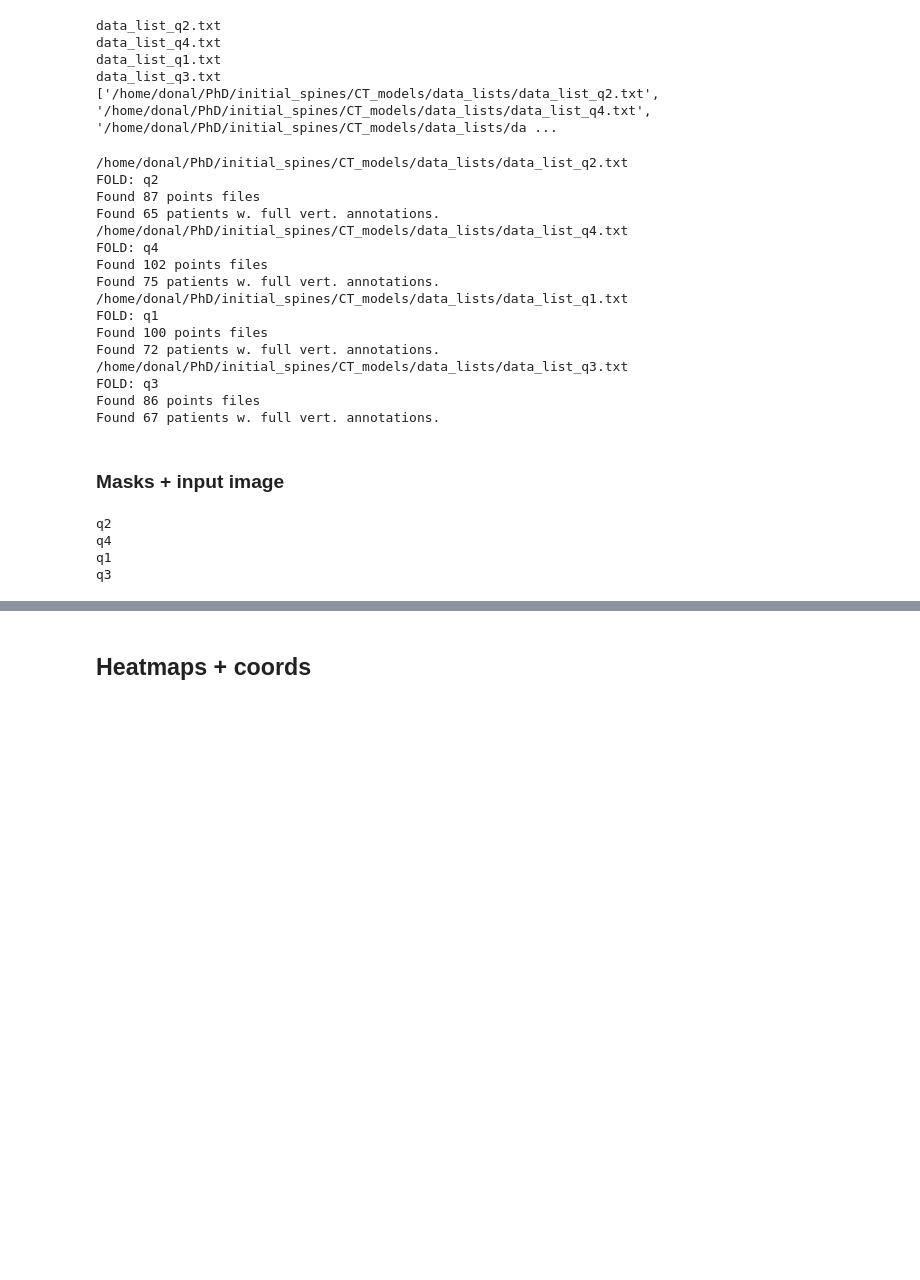
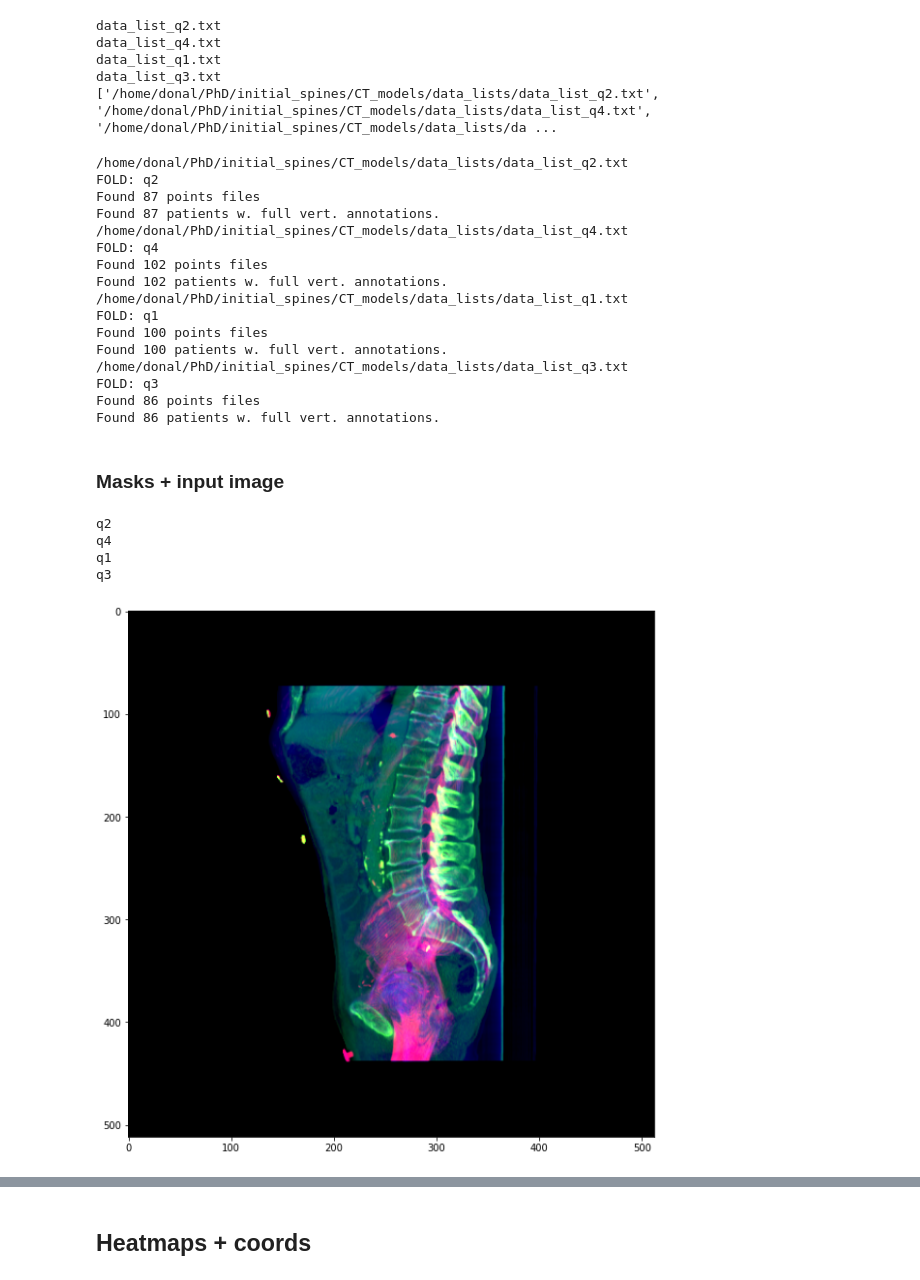
Before and after one commit to DMcSweeney/coronal_sagittal_cnn, a Jupyter notebook: notebooks/prepare_labelling.ipynb, the cells around one changed output, grey strips where cells are left out. Cells and saved outputs as stored; diff of their text form; code cells hidden in the pictures; blank space fills up the shorter version.

```diff
--- a/notebooks/prepare_labelling.ipynb
+++ b/notebooks/prepare_labelling.ipynb
@@ -89,26 +89,26 @@ for data_list in data_lists:
     pts_files = get_id(data_list)
     print('FOLD:', num)
     print(f'Found {len(list(pts_files.keys()))} points files')
-    mask_dict = get_points(pts_files, level='T12')
+    mask_dict = get_points(pts_files, level=None)
     print(f'Found {len(list(mask_dict.keys()))} patients w. full vert. annotations.')
     fold_data[num] = mask_dict
 # %% [output]
 /home/donal/PhD/initial_spines/CT_models/data_lists/data_list_q2.txt
 FOLD: q2
 Found 87 points files
-Found 65 patients w. full vert. annotations.
+Found 87 patients w. full vert. annotations.
 /home/donal/PhD/initial_spines/CT_models/data_lists/data_list_q4.txt
 FOLD: q4
 Found 102 points files
-Found 75 patients w. full vert. annotations.
+Found 102 patients w. full vert. annotations.
 /home/donal/PhD/initial_spines/CT_models/data_lists/data_list_q1.txt
 FOLD: q1
 Found 100 points files
-Found 72 patients w. full vert. annotations.
+Found 100 patients w. full vert. annotations.
 /home/donal/PhD/initial_spines/CT_models/data_lists/data_list_q3.txt
 FOLD: q3
 Found 86 points files
-Found 67 patients w. full vert. annotations.
+Found 86 patients w. full vert. annotations.
 # %% [markdown]
 ### Masks + input image
 # %%
@@ -147,25 +147,26 @@ def points2mask(points_dict):
 # %%
 for fold, mask_dict in fold_data.items():
     print(fold)
     for name, points_dict in mask_dict.items():
         midline = np.load(f'/data/PAB_data/images_sagittal/sagittal_midline/{fold}/{name}.npy').astype(np.float32)
         midline /=255
         img = np.load(f'../images_sagittal/all_projections/{name}.npy').astype(np.float32)
         cat_img = np.stack([img[..., 0], midline, img[..., 2]], axis=-1)
         points = points2frame(name, points_dict)
         mask = points2mask(points)
-        os.makedirs(f'/data/PAB_data/vert_labelling_T12/{fold}/targets/masks/', exist_ok=True)
-        os.makedirs(f'/data/PAB_data/vert_labelling_T12/{fold}/slices/', exist_ok=True)
-        np.save(f'/data/PAB_data/vert_labelling_T12/{fold}/targets/masks/{name}.npy', mask)
-        np.save(f'/data/PAB_data/vert_labelling_T12/{fold}/slices/{name}.npy', cat_img)
-#         plt.figure(figsize=(10,10))
-#         #plt.imshow(midline, cmap='gray')
-#         plt.imshow(cat_img)
-#         plt.imshow(mask, alpha=0.5)
-#         break
-#     break
+#         os.makedirs(f'/data/PAB_data/vert_labelling/{fold}/targets/masks/', exist_ok=True)
+#         os.makedirs(f'/data/PAB_data/vert_labelling/{fold}/slices/', exist_ok=True)
+#         np.save(f'/data/PAB_data/vert_labelling/{fold}/targets/masks/{name}.npy', mask)
+#         np.save(f'/data/PAB_data/vert_labelling/{fold}/slices/{name}.npy', cat_img)
+        plt.figure(figsize=(10,10))
+        #plt.imshow(midline, cmap='gray')
+        plt.imshow(cat_img)
+        #plt.imshow(mask, alpha=0.5)
+        break
+    #break
 # %% [output]
 q2
 q4
 q1
 q3
+[figure, added]
```
Also changed, not shown: parts of 2 cells of this notebook, 7 other files.
